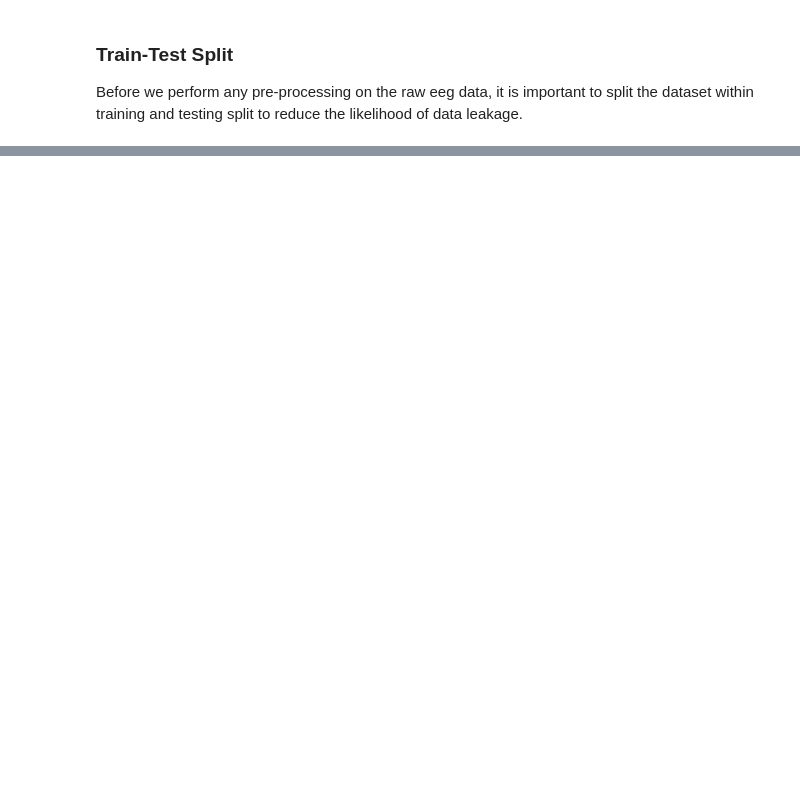
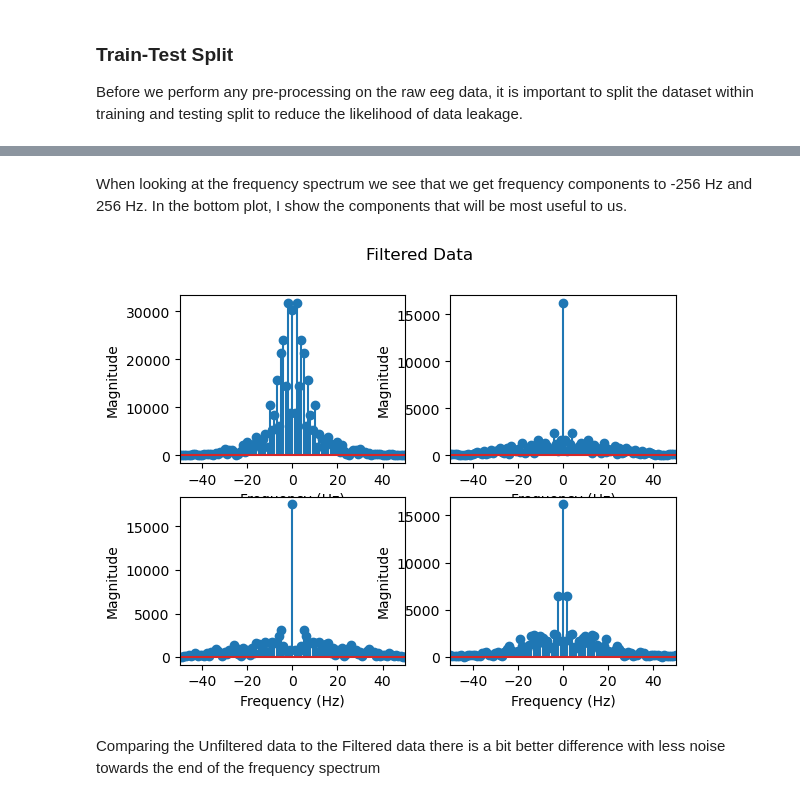
Before and after one commit to mlmulv/Brain-MNIST, a Jupyter notebook: brain_mnist.ipynb, the cells around one changed output, grey strips where cells are left out. Saved outputs shown, nothing was run; the diff lists cells and outputs as text; code cells hidden in the pictures; blank space fills up the shorter version.

```diff
--- a/brain_mnist.ipynb
+++ b/brain_mnist.ipynb
@@ -117,0 +153,31 @@ eeg_train, eeg_test, labels_train, labels_test = train_test_split(
+# %% [markdown]
+When looking at the frequency spectrum we see that we get frequency components to -256 Hz and 256 Hz. In the bottom plot, I show the components that will be most useful to us.
+# %%
+from scipy.signal import butter, lfilter
+
+#creating low pass filter by obtaining fir coefficients using butterworth filter
+cutoff_freq = 30
+order = 3
+b,a = butter(order,cutoff_freq, fs=fs)
+
+#filtering the data
+filtered_train = [lfilter(b, a, x) for x in eeg_train]
+filtered_train = np.array(filtered_train)
+# %%
+#plotting the filtered data
+fig, ax = plt.subplots(2, 2)
+i=0;
+fs = 512;
+fft_size = 512;
+for ax in ax.flat:
+    fig.suptitle("Filtered Data")
+    fft_eeg = fftshift(fft(filtered_train[i,:],fft_size))
+    fft_freq = fftshift(fftfreq(fft_size, 1/fs))
+    ax.stem(fft_freq,np.abs(fft_eeg))
+    ax.set(xlabel = 'Frequency (Hz)', ylabel='Magnitude')
+    ax.set_xlim([-50,50])
+    i+=1
+# %% [output]
+[figure, added]
+# %% [markdown]
+Comparing the Unfiltered data to the Filtered data there is a bit better difference with less noise towards the end of the frequency spectrum
```
Also changed, not shown: parts of 12 cells of this notebook.
